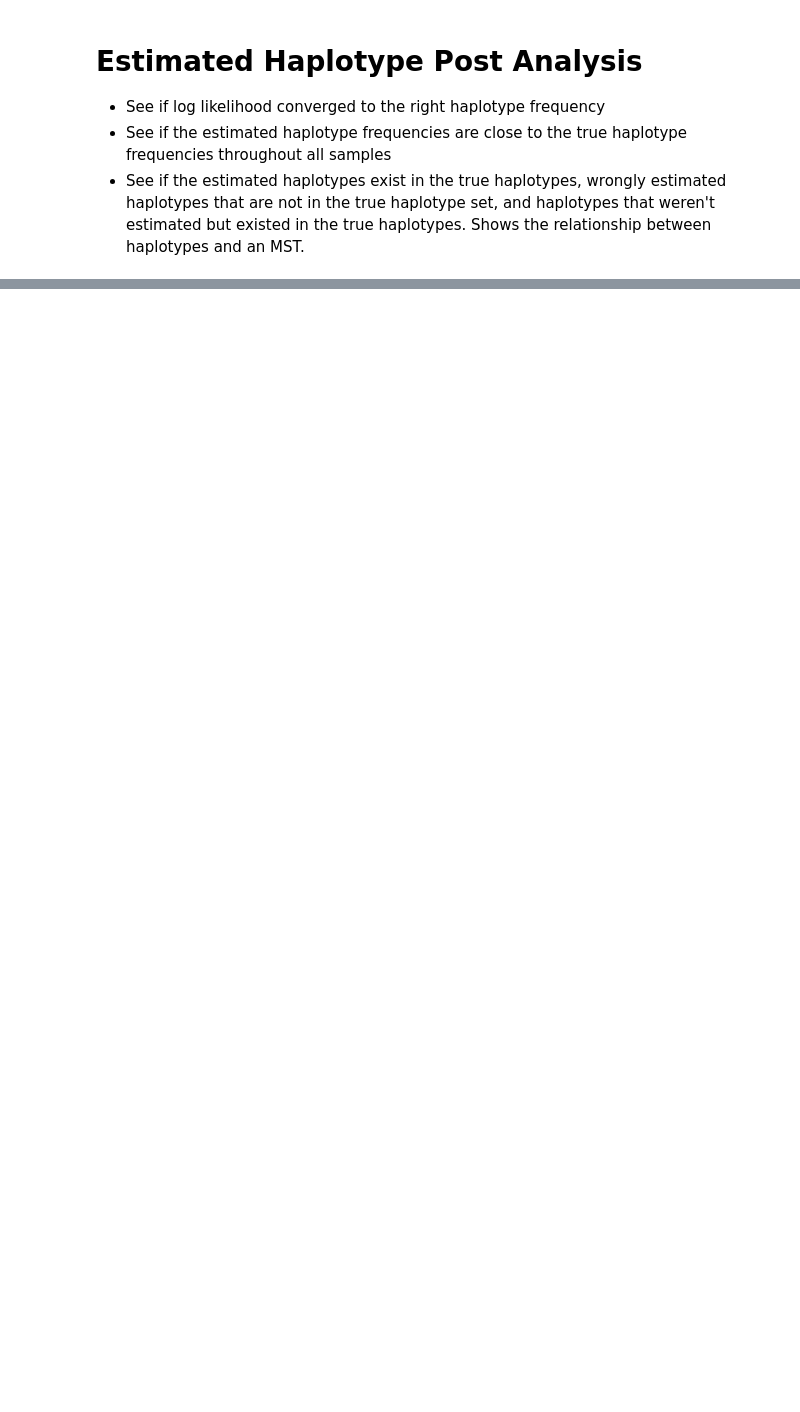
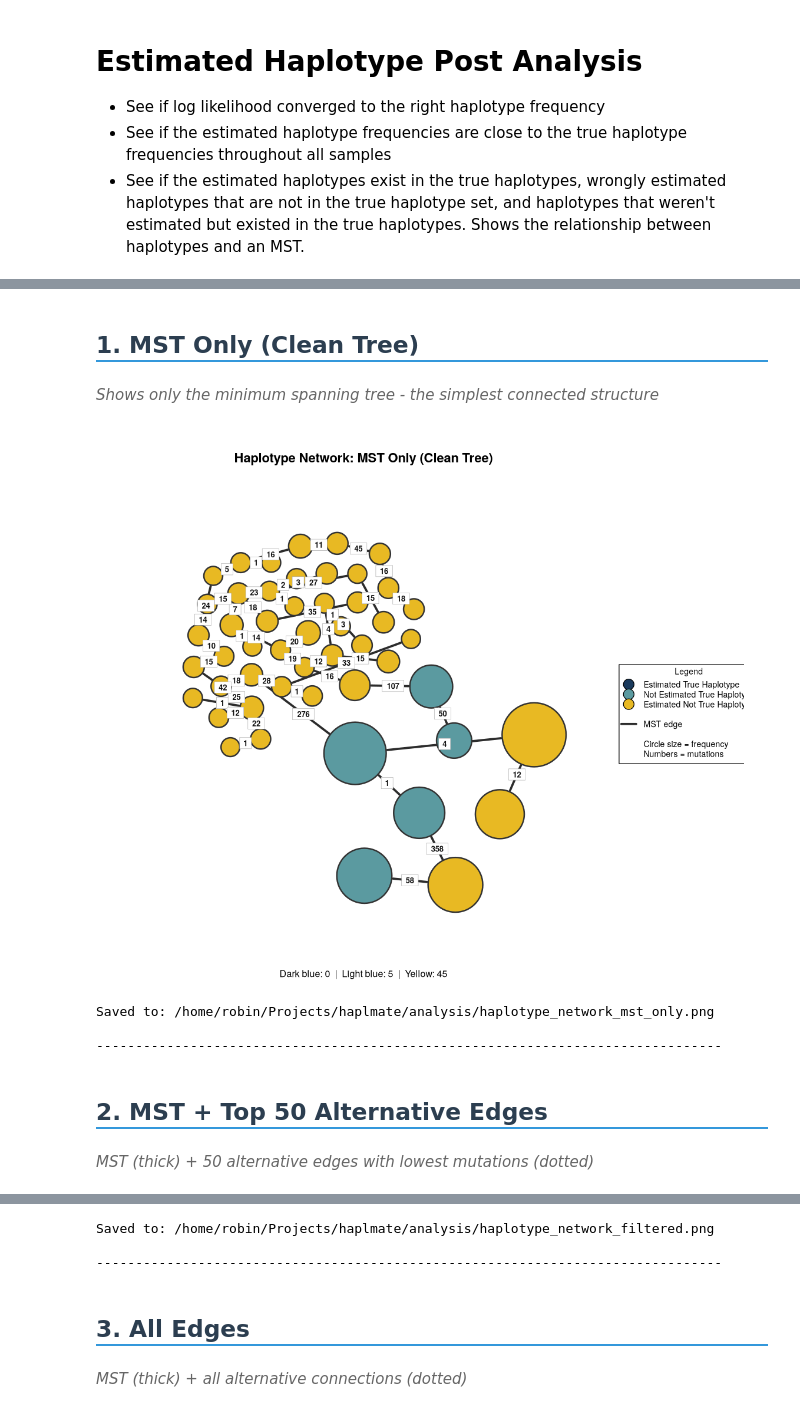
Before and after one commit to robinrheem/haplmate, a Jupyter notebook: analysis/haplotype_post_analysis.ipynb, the cells around one changed output, grey strips where cells are left out. Cells and saved outputs as stored; diff of their text form; code cells hidden in the pictures; blank space fills up the shorter version.

```diff
--- a/analysis/haplotype_post_analysis.ipynb
+++ b/analysis/haplotype_post_analysis.ipynb
@@ -221,0 +760,38 @@ Downsampling 312,669 points to ~10,000 for performance...
+# %%
+# Display all three haplotype network images
+from IPython.display import Image, display, HTML
+import os
+
+output_prefix = "haplotype_network"
+num_alt_edges = 50  # Should match the value from the previous cell
+
+# Three output files
+images = [
+    (f"{output_prefix}_mst_only.png", "1. MST Only (Clean Tree)",
+     "Shows only the minimum spanning tree - the simplest connected structure"),
+    (f"{output_prefix}_filtered.png", f"2. MST + Top {num_alt_edges} Alternative Edges",
+     f"MST (thick) + {num_alt_edges} alternative edges with lowest mutations (dotted)"),
+    (f"{output_prefix}_all.png", "3. All Edges",
+     "MST (thick) + all alternative connections (dotted)"),
+]
+
+for img_path, title, description in images:
+    if os.path.exists(img_path):
+        display(HTML(f"<h2 style='color: #2c3e50; border-bottom: 2px solid #3498db; padding-bottom: 5px;'>{title}</h2>"))
+        display(HTML(f"<p style='color: #666; font-style: italic;'>{description}</p>"))
+        display(Image(filename=img_path))
+        print(f"Saved to: {os.path.abspath(img_path)}\n")
+        print("-" * 80 + "\n")
+    else:
+        print(f"❌ Error: Image not found at {img_path}")
+
+print("\n✅ All three network visualizations displayed above.")
+# %% [output]
+1. MST Only (Clean Tree)
+Shows only the minimum spanning tree - the simplest connected structure
+[figure, added]
+Saved to: /home/robin/Projects/haplmate/analysis/haplotype_network_mst_only.png
+
+--------------------------------------------------------------------------------
+2. MST + Top 50 Alternative Edges
+MST (thick) + 50 alternative edges with lowest mutations (dotted)
@@ -221,0 +799,5 @@ Downsampling 312,669 points to ~10,000 for performance...
+Saved to: /home/robin/Projects/haplmate/analysis/haplotype_network_filtered.png
+
+--------------------------------------------------------------------------------
+3. All Edges
+MST (thick) + all alternative connections (dotted)
```
Also changed, not shown: parts of 12 cells of this notebook, 1 other file.
